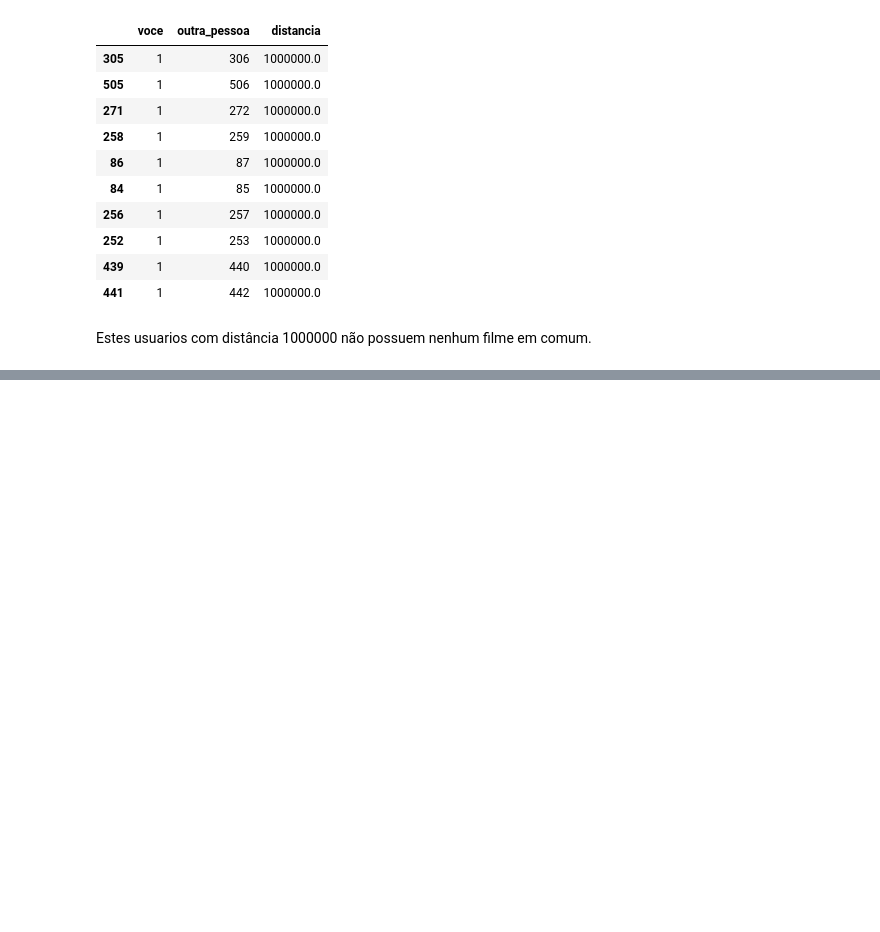
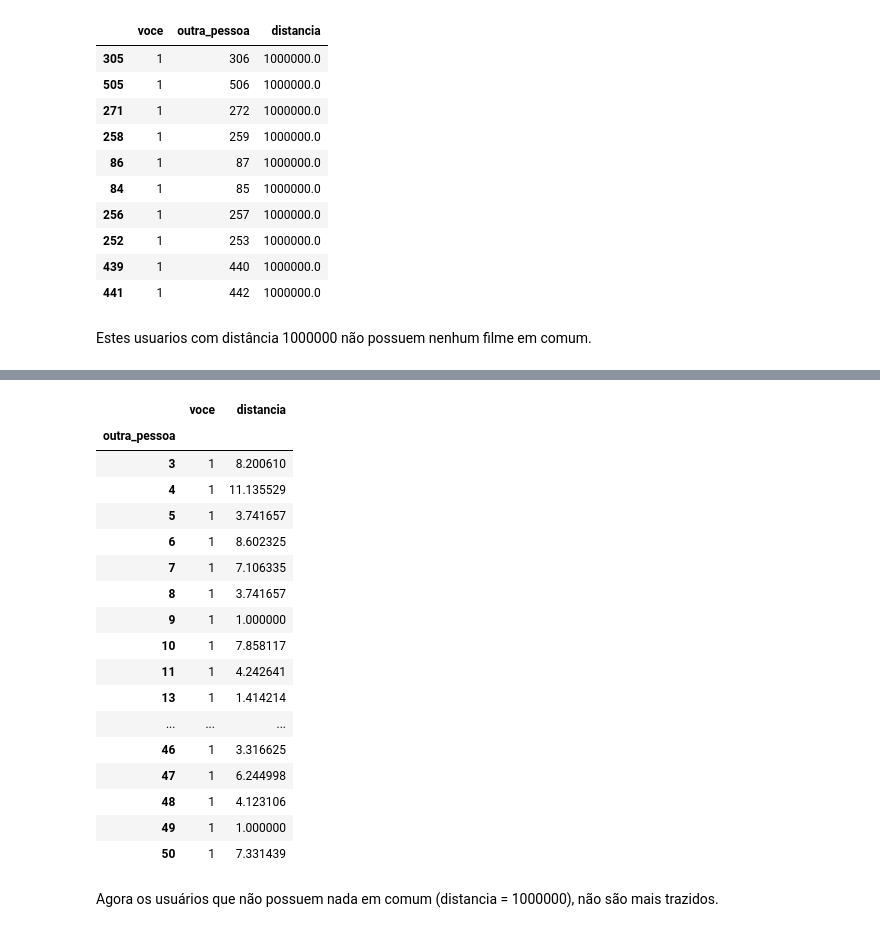
Before and after one commit to Pedro-A-D-S/recommendation_system, a Jupyter notebook: rec_system.ipynb, the cells around one changed output, grey strips where cells are left out. Cells and saved outputs as stored; diff of their text form; code cells hidden in the pictures; blank space fills up the shorter version.

```diff
--- a/rec_system.ipynb
+++ b/rec_system.ipynb
@@ -547,0 +551,8 @@ mais_proximos_de(1)
+# %%
+def distancia_de_todos(voce_id, n = None):
+    todos_os_usuarios = notas['usuarioId'].unique()
+    if n:
+        todos_os_usuarios = todos_os_usuarios[:n]
+    distancias = [distancia_de_usuarios(voce_id, usuario_id) for usuario_id in todos_os_usuarios]
+    distancias = pd.DataFrame(distancias, columns = ['voce', 'outra_pessoa', 'distancia'])
+    return distancias
@@ -547,0 +599,6 @@ mais_proximos_de(1)
+# %%
+def mais_proximos_de(voce_id, numero_de_usuarios_a_analisar = None):
+    distancias = distancia_de_todos(voce_id, numero_de_usuarios_a_analisar = numero_de_usuarios_a_analisar)
+    mp = distancias.sort_values(by = 'distancia')
+    mp = distancias.set_index('outra_pessoa').drop(voce_id)
+    return mp
@@ -547,0 +614,23 @@ mais_proximos_de(1)
+# %%
+mais_proximos_de(1, numero_de_usuarios_a_analisar = 50)
+# %% [output]
+|  | voce | distancia |
+| outra_pessoa |  |  |
+| 3 | 1 | 8.200610 |
+| 4 | 1 | 11.135529 |
+| 5 | 1 | 3.741657 |
+| 6 | 1 | 8.602325 |
+| 7 | 1 | 7.106335 |
+| 8 | 1 | 3.741657 |
+| 9 | 1 | 1.000000 |
+| 10 | 1 | 7.858117 |
+| 11 | 1 | 4.242641 |
+| 13 | 1 | 1.414214 |
+| ... | ... | ... |
+| 46 | 1 | 3.316625 |
+| 47 | 1 | 6.244998 |
+| 48 | 1 | 4.123106 |
+| 49 | 1 | 1.000000 |
+| 50 | 1 | 7.331439 |
+# %% [markdown]
+Agora os usuários que não possuem nada em comum (distancia = 1000000), não são mais trazidos.
```
Also changed, not shown: parts of 13 cells of this notebook.
